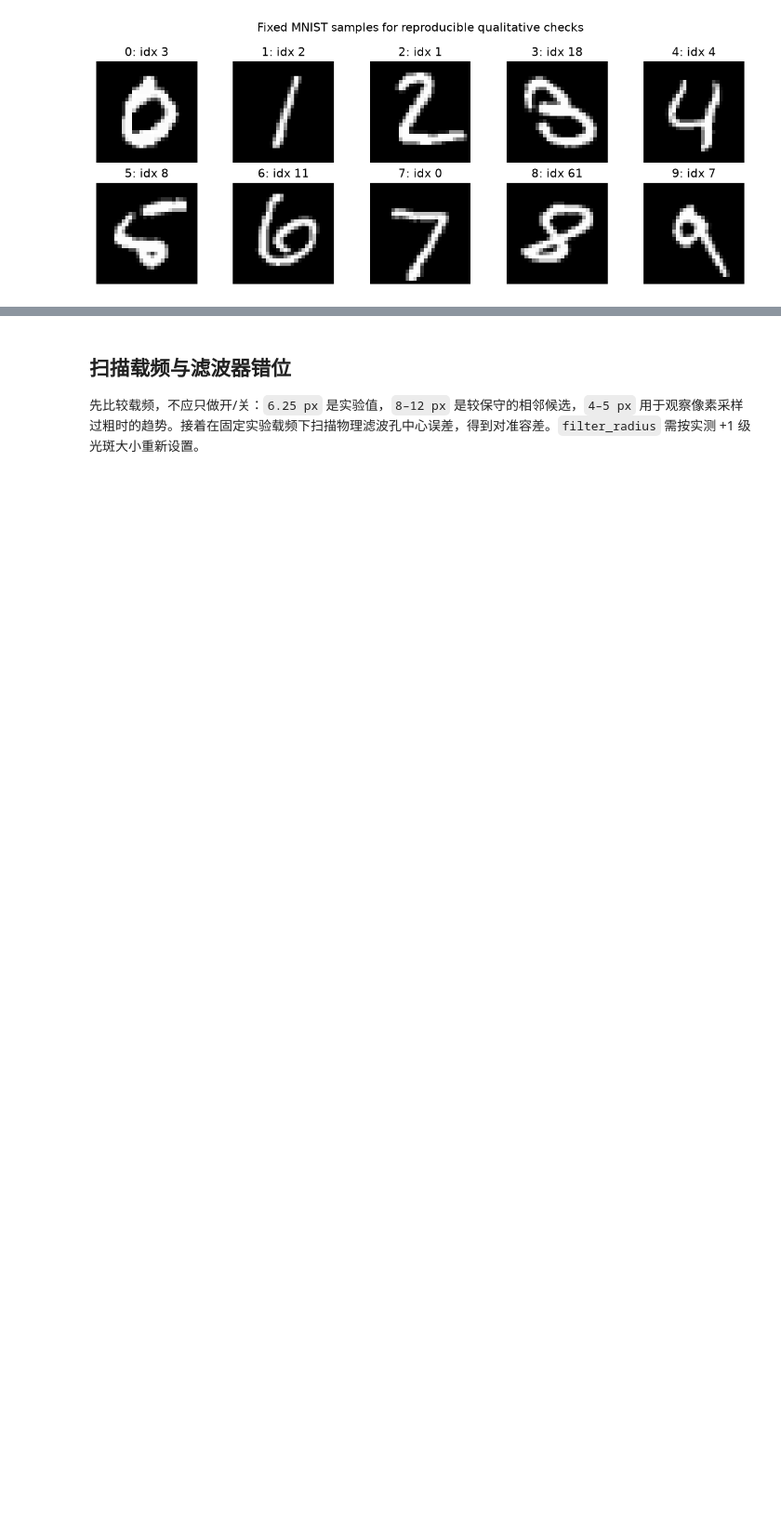
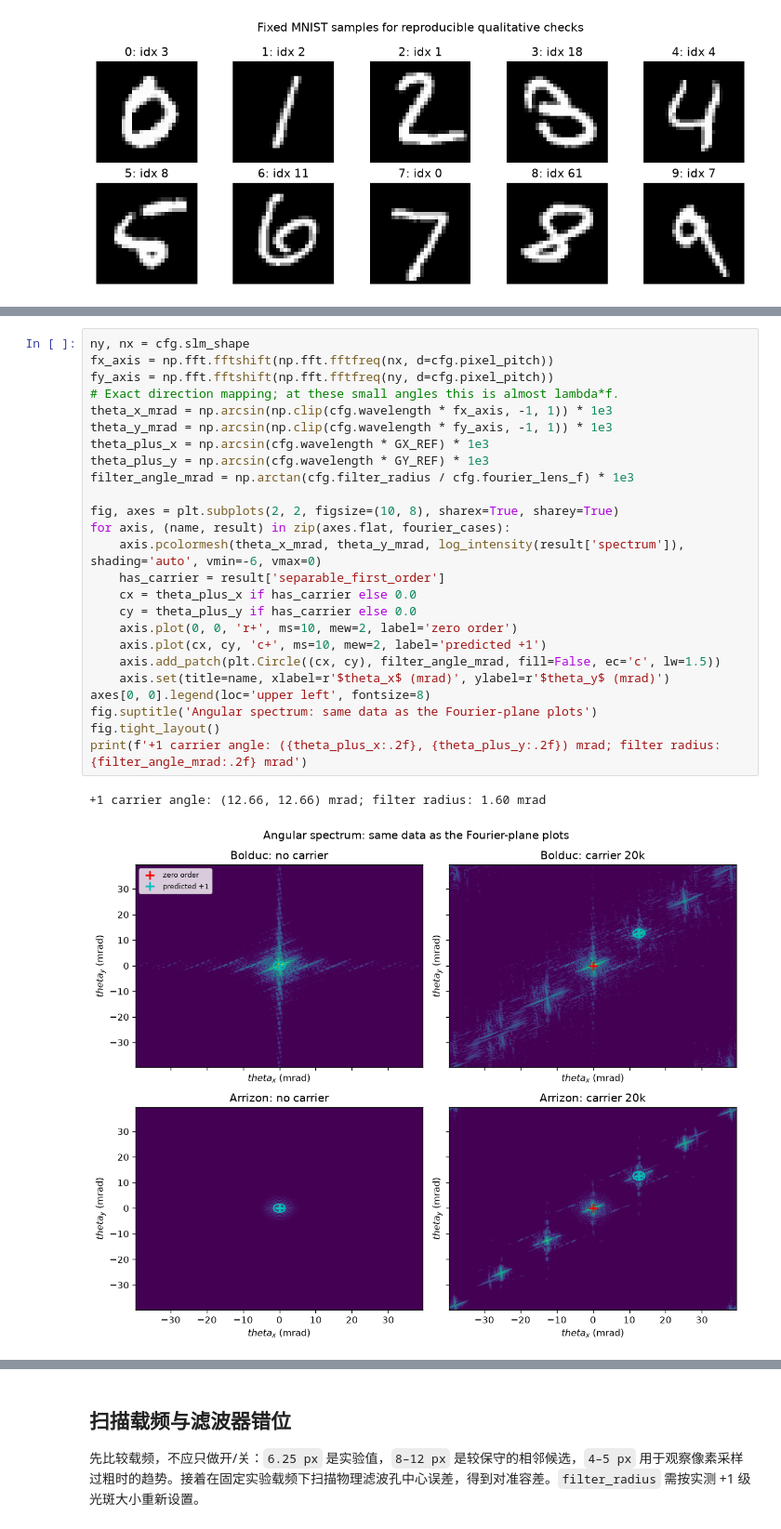
Before and after one commit to clin-space/Project, a Jupyter notebook: Structured_Light_Python/supoort/addLinearA.ipynb, the cells around one changed output, grey strips where cells are left out. Shown at 93% size. Cells and saved outputs as stored; diff of their text form; blank space fills up the shorter version.

```diff
--- a/Structured_Light_Python/supoort/addLinearA.ipynb
+++ b/Structured_Light_Python/supoort/addLinearA.ipynb
@@ -198,0 +273,28 @@ fig.tight_layout()
+# %%
+ny, nx = cfg.slm_shape
+fx_axis = np.fft.fftshift(np.fft.fftfreq(nx, d=cfg.pixel_pitch))
+fy_axis = np.fft.fftshift(np.fft.fftfreq(ny, d=cfg.pixel_pitch))
+# Exact direction mapping; at these small angles this is almost lambda*f.
+theta_x_mrad = np.arcsin(np.clip(cfg.wavelength * fx_axis, -1, 1)) * 1e3
+theta_y_mrad = np.arcsin(np.clip(cfg.wavelength * fy_axis, -1, 1)) * 1e3
+theta_plus_x = np.arcsin(cfg.wavelength * GX_REF) * 1e3
+theta_plus_y = np.arcsin(cfg.wavelength * GY_REF) * 1e3
+filter_angle_mrad = np.arctan(cfg.filter_radius / cfg.fourier_lens_f) * 1e3
+
+fig, axes = plt.subplots(2, 2, figsize=(10, 8), sharex=True, sharey=True)
+for axis, (name, result) in zip(axes.flat, fourier_cases):
+    axis.pcolormesh(theta_x_mrad, theta_y_mrad, log_intensity(result['spectrum']), shading='auto', vmin=-6, vmax=0)
+    has_carrier = result['separable_first_order']
+    cx = theta_plus_x if has_carrier else 0.0
+    cy = theta_plus_y if has_carrier else 0.0
+    axis.plot(0, 0, 'r+', ms=10, mew=2, label='zero order')
+    axis.plot(cx, cy, 'c+', ms=10, mew=2, label='predicted +1')
+    axis.add_patch(plt.Circle((cx, cy), filter_angle_mrad, fill=False, ec='c', lw=1.5))
+    axis.set(title=name, xlabel=r'$theta_x$ (mrad)', ylabel=r'$theta_y$ (mrad)')
+axes[0, 0].legend(loc='upper left', fontsize=8)
+fig.suptitle('Angular spectrum: same data as the Fourier-plane plots')
+fig.tight_layout()
+print(f'+1 carrier angle: ({theta_plus_x:.2f}, {theta_plus_y:.2f}) mrad; filter radius: {filter_angle_mrad:.2f} mrad')
+# %% [output]
++1 carrier angle: (12.66, 12.66) mrad; filter radius: 1.60 mrad
+[figure, added]
```
Also changed, not shown: parts of 18 cells of this notebook.
